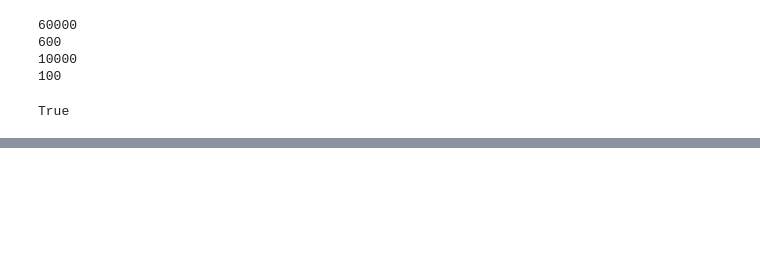
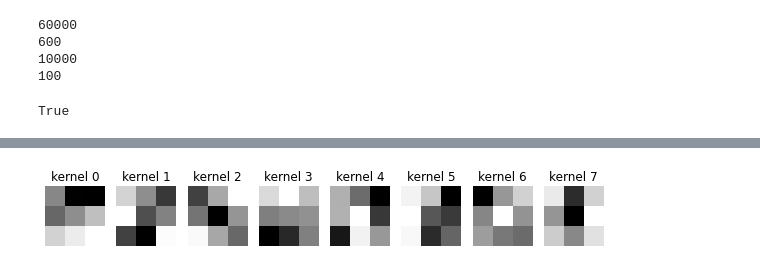
Before and after one commit to safakkbilici/Deep-Learning-Lecture-2020-2021-First-Term, a Jupyter notebook: lecture notes/04-Images-And-CNNs.ipynb, the cells around one changed output, grey strips where cells are left out. Drawn from its saved outputs; the diff is of its cells as text; code cells hidden in the pictures; blank space fills up the shorter version.

Commit message:
visualizing kernels

```diff
--- a/lecture notes/04-Images-And-CNNs.ipynb
+++ b/lecture notes/04-Images-And-CNNs.ipynb
@@ -616,2 +617,26 @@ tensor([[-6.0827, -3.4638, -4.1664,  8.5887, -6.8517,  1.4391, -5.7738, -1.8292,
 The number is:  3
 [figure]
+# %%
+def showKernels(kernel_tensor, num_cols = 6, figsize=(10,10)):
+    nkernels = kernel_tensor.shape[0]
+    num_rows =  1 + nkernels//num_cols
+    fig = plt.figure(figsize=figsize)
+    for kernel in range(0,nkernels):
+        ax1 = fig.add_subplot(num_rows,num_cols,kernel+1)
+        ax1.imshow(kernel_tensor[kernel][0,:,:], cmap='gray')
+        ax1.axis('off')
+        ax1.set_xticklabels([])
+        ax1.set_yticklabels([])
+        ax1.set_title('kernel {}'.format(kernel))
+    plt.show()
+
+
+filters = model.modules();
+model_layers = [i for i in model.children()]
+conv1 = model_layers[0]
+conv2 = model_layers[4]
+conv1_kernels = first_layer.cpu().weight.data.numpy()
+conv2_kernels = second_layer.cpu().weight.data.numpy()
+showKernels(conv1_kernels,8)
+# %% [output]
+[figure, added]
```
Also changed, not shown: parts of 6 cells of this notebook.
